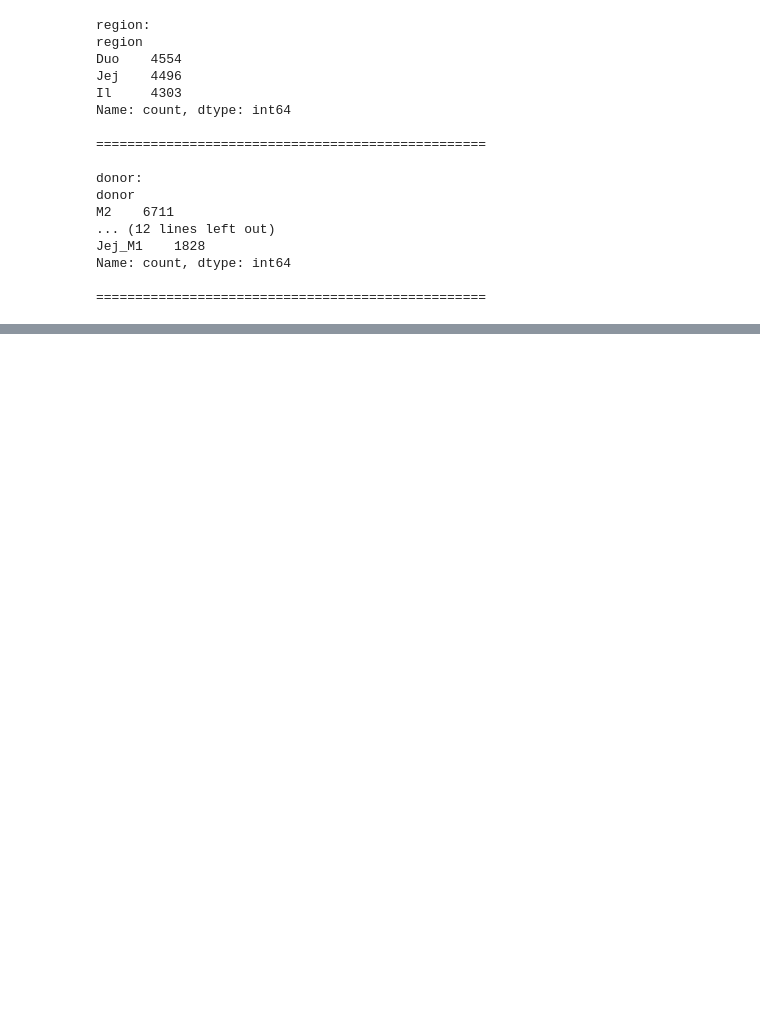
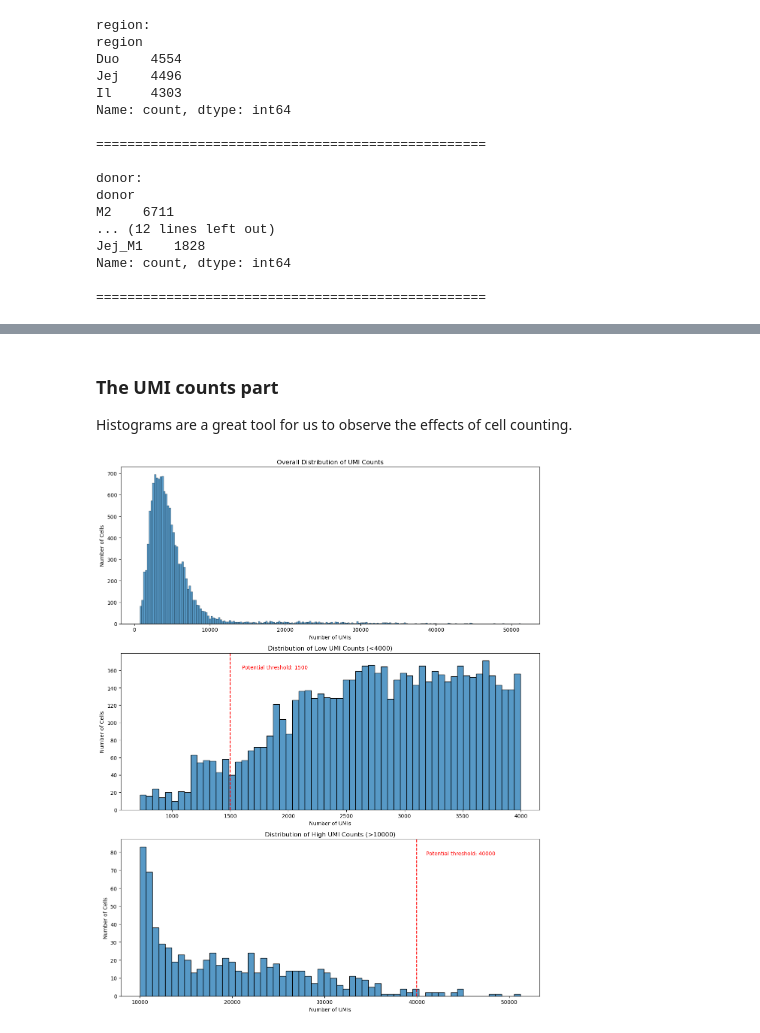
Before and after one commit to DC43-yiyang/MD, a Jupyter notebook: single_analysis.ipynb, the cells around one changed output, grey strips where cells are left out. Cells and saved outputs as stored; diff of their text form; code cells hidden in the pictures; blank space fills up the shorter version.

```diff
--- a/single_analysis.ipynb
+++ b/single_analysis.ipynb
@@ -133,0 +159,32 @@ p2 = sc.pl.scatter(adata[adata.obs['n_counts']<10000], 'n_counts', 'n_genes', co
+# %% [markdown]
+### The UMI counts part
+Histograms are a great tool for us to observe the effects of cell counting.
+# %%
+fig, (ax1, ax2, ax3) = plt.subplots(3, 1, figsize=(12, 15))
+
+# Overall distribution
+sns.histplot(adata.obs['n_counts'], kde=False, ax=ax1)
+ax1.set_title('Overall Distribution of UMI Counts')
+ax1.set_xlabel('Number of UMIs')
+ax1.set_ylabel('Number of Cells')
+
+# Low count distribution
+sns.histplot(adata.obs['n_counts'][adata.obs['n_counts'] < 4000], kde=False, bins=60, ax=ax2)
+ax2.set_title('Distribution of Low UMI Counts (<4000)')
+ax2.set_xlabel('Number of UMIs')
+ax2.set_ylabel('Number of Cells')
+ax2.axvline(x=1500, color='r', linestyle='--')
+ax2.text(1600, ax2.get_ylim()[1]*0.9, 'Potential threshold: 1500', color='r', rotation=0)
+
+# High count distribution
+sns.histplot(adata.obs['n_counts'][adata.obs['n_counts'] > 10000], kde=False, bins=60, ax=ax3)
+ax3.set_title('Distribution of High UMI Counts (>10000)')
+ax3.set_xlabel('Number of UMIs')
+ax3.set_ylabel('Number of Cells')
+ax3.axvline(x=40000, color='r', linestyle='--')
+ax3.text(41000, ax3.get_ylim()[1]*0.9, 'Potential threshold: 40000', color='r', rotation=0)
+
+plt.tight_layout()
+plt.show()
+# %% [output]
+[figure, added]
```
Also changed, not shown: parts of 20 cells of this notebook.
